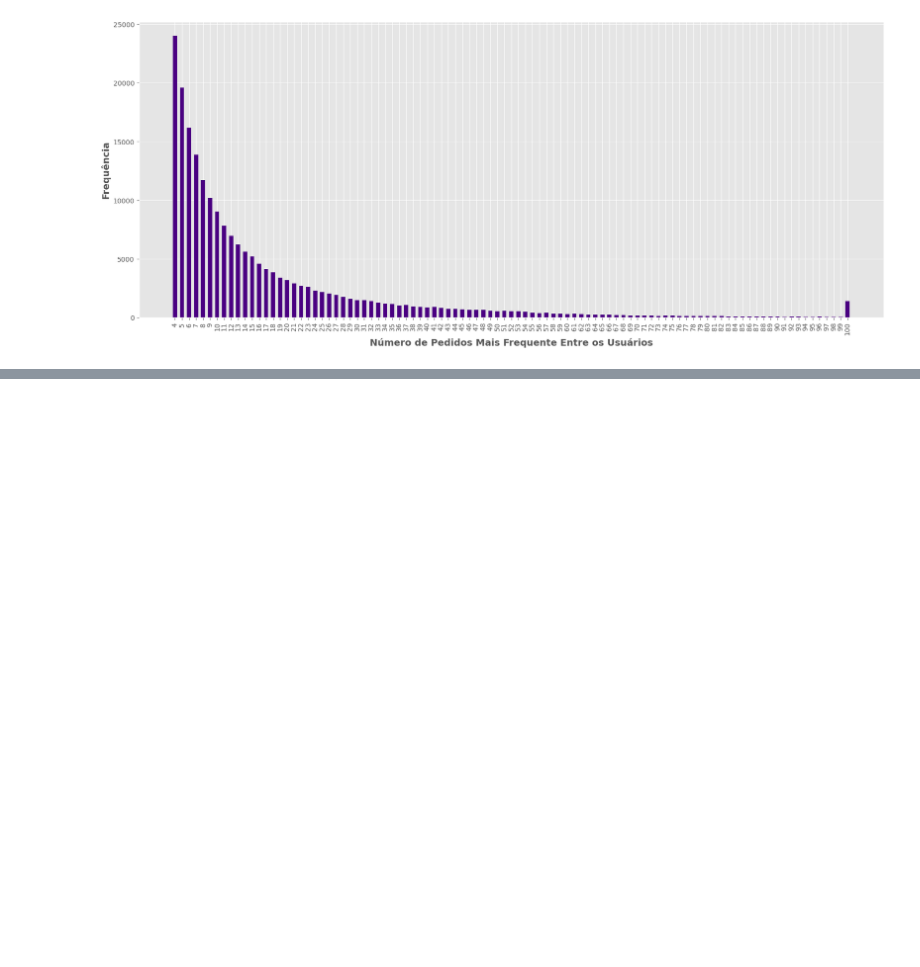
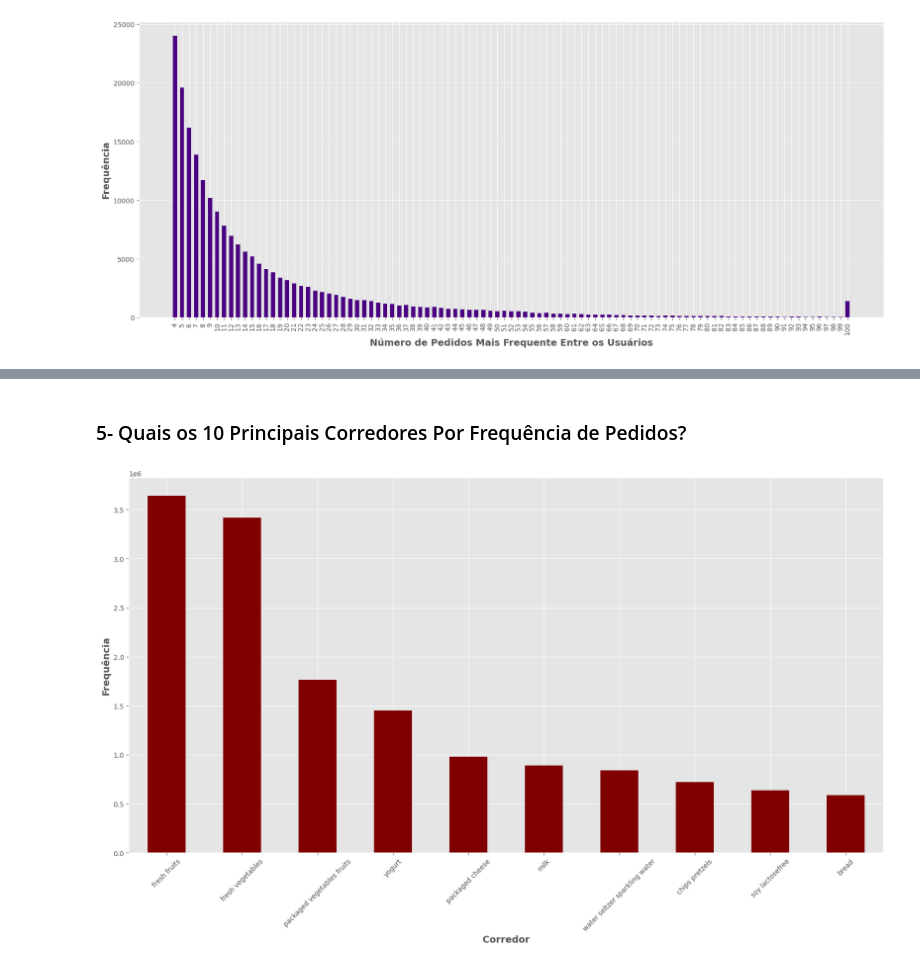
Before and after one commit to raulrosapacheco/Analise-Instacart-CestaDeMercado, a Jupyter notebook: Analise_Instacart_CestaDeMercado.ipynb, the cells around one changed output, grey strips where cells are left out. Saved outputs shown, nothing was run; the diff lists cells and outputs as text; code cells hidden in the pictures; blank space fills up the shorter version.

```diff
--- a/Analise_Instacart_CestaDeMercado.ipynb
+++ b/Analise_Instacart_CestaDeMercado.ipynb
@@ -257,0 +322,12 @@ plt.show()
+# %% [markdown]
+### 5- Quais os 10 Principais Corredores Por Frequência de Pedidos?
+# %%
+orders_by_aisle = order_product_prior.aisle.value_counts()
+plt.figure(figsize = (20,10))
+orders_by_aisle[0:10].plot(kind = 'bar', color = 'maroon')
+plt.xticks(rotation = 45)
+plt.xlabel('Corredor', fontsize = 14, fontweight = 'bold')
+plt.ylabel('Frequência', fontsize = 14, fontweight = 'bold')
+plt.show()
+# %% [output]
+[figure, added]
```
Also changed, not shown: parts of 13 cells of this notebook.
